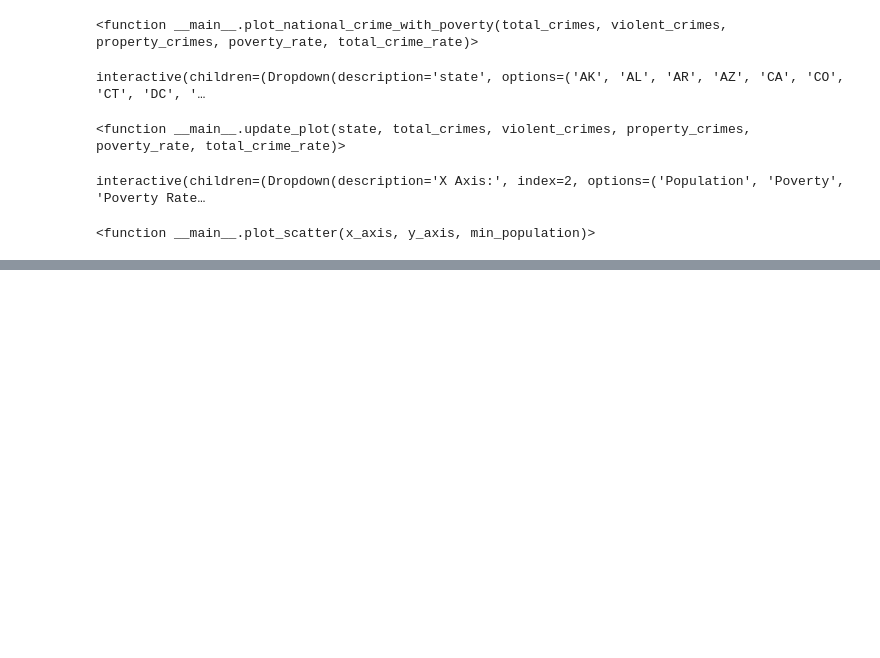
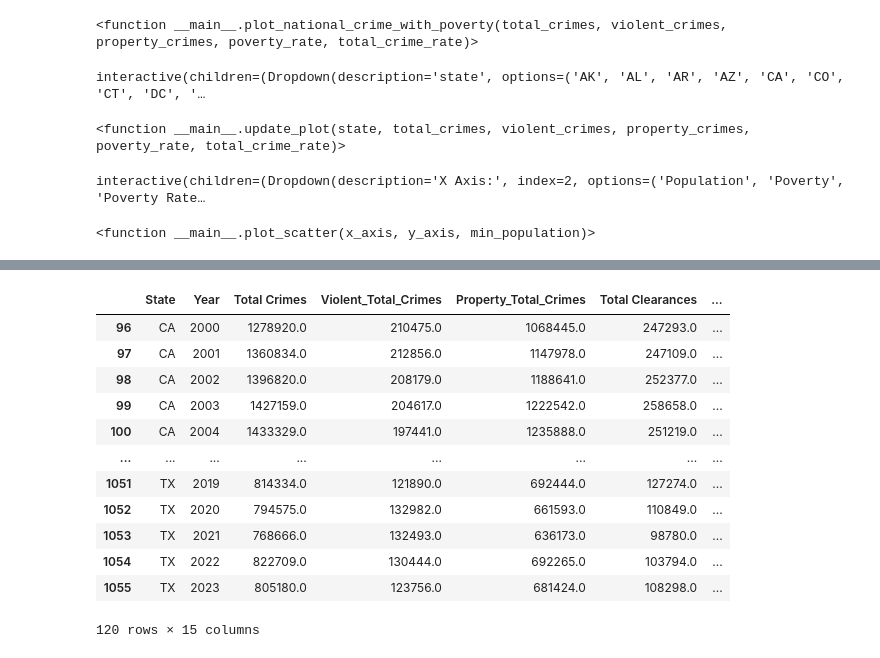
Before and after one commit to gregknowles91/DGMRProject1, a Jupyter notebook: Main/Crime_Graphing.ipynb, the cells around one changed output, grey strips where cells are left out. Drawn from its saved outputs; the diff is of its cells as text; code cells hidden in the pictures; blank space fills up the shorter version.

```diff
--- a/Main/Crime_Graphing.ipynb
+++ b/Main/Crime_Graphing.ipynb
@@ -279,0 +671,16 @@ interactive(children=(Dropdown(description='X Axis:', index=2, options=('Populat
+# %%
+df_state
+# %% [output]
+|  | State | Year | Total Crimes | Violent_Total_Crimes | Property_Total_Crimes | Total Clearances | ... |
+| 96 | CA | 2000 | 1278920.0 | 210475.0 | 1068445.0 | 247293.0 | ... |
+| 97 | CA | 2001 | 1360834.0 | 212856.0 | 1147978.0 | 247109.0 | ... |
+| 98 | CA | 2002 | 1396820.0 | 208179.0 | 1188641.0 | 252377.0 | ... |
+| 99 | CA | 2003 | 1427159.0 | 204617.0 | 1222542.0 | 258658.0 | ... |
+| 100 | CA | 2004 | 1433329.0 | 197441.0 | 1235888.0 | 251219.0 | ... |
+| ... | ... | ... | ... | ... | ... | ... | ... |
+| 1051 | TX | 2019 | 814334.0 | 121890.0 | 692444.0 | 127274.0 | ... |
+| 1052 | TX | 2020 | 794575.0 | 132982.0 | 661593.0 | 110849.0 | ... |
+| 1053 | TX | 2021 | 768666.0 | 132493.0 | 636173.0 | 98780.0 | ... |
+| 1054 | TX | 2022 | 822709.0 | 130444.0 | 692265.0 | 103794.0 | ... |
+| 1055 | TX | 2023 | 805180.0 | 123756.0 | 681424.0 | 108298.0 | ... |
+120 rows × 15 columns
```
Also changed, not shown: parts of 7 cells of this notebook, 5 other files.
